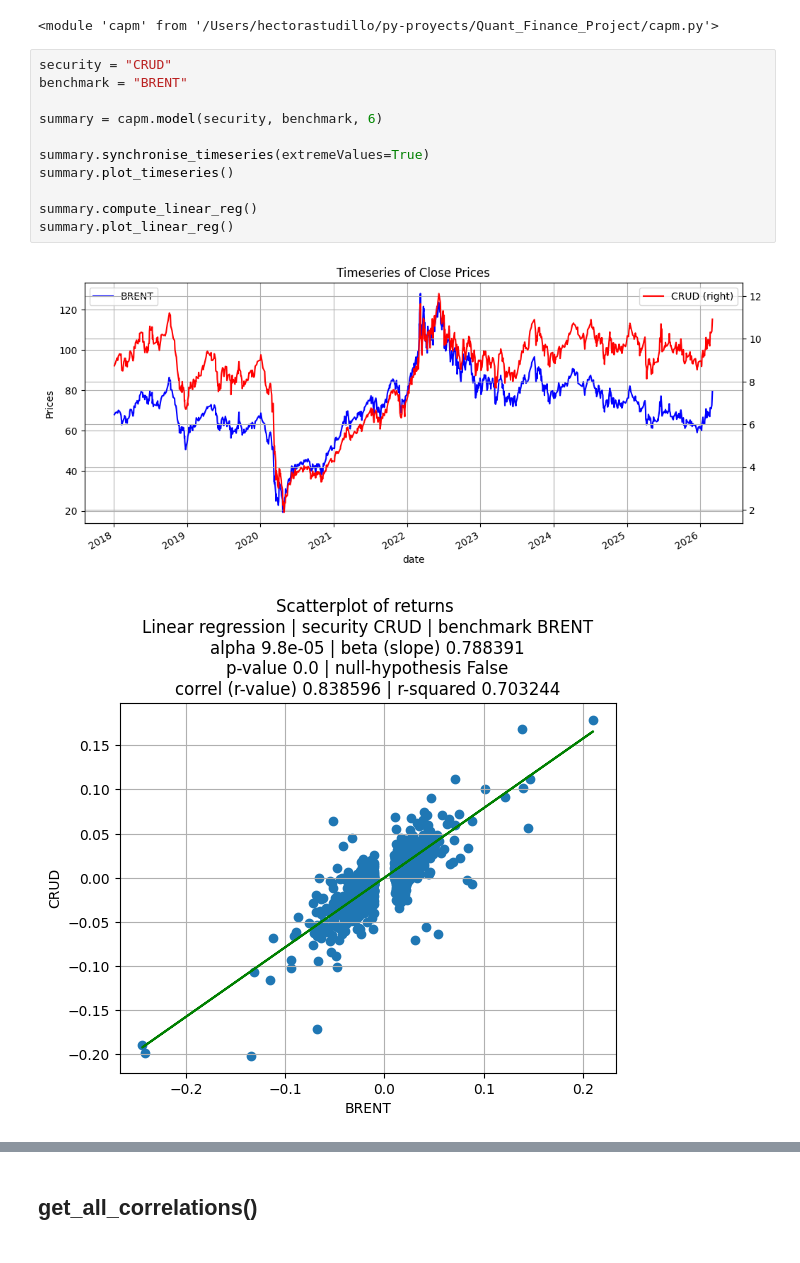
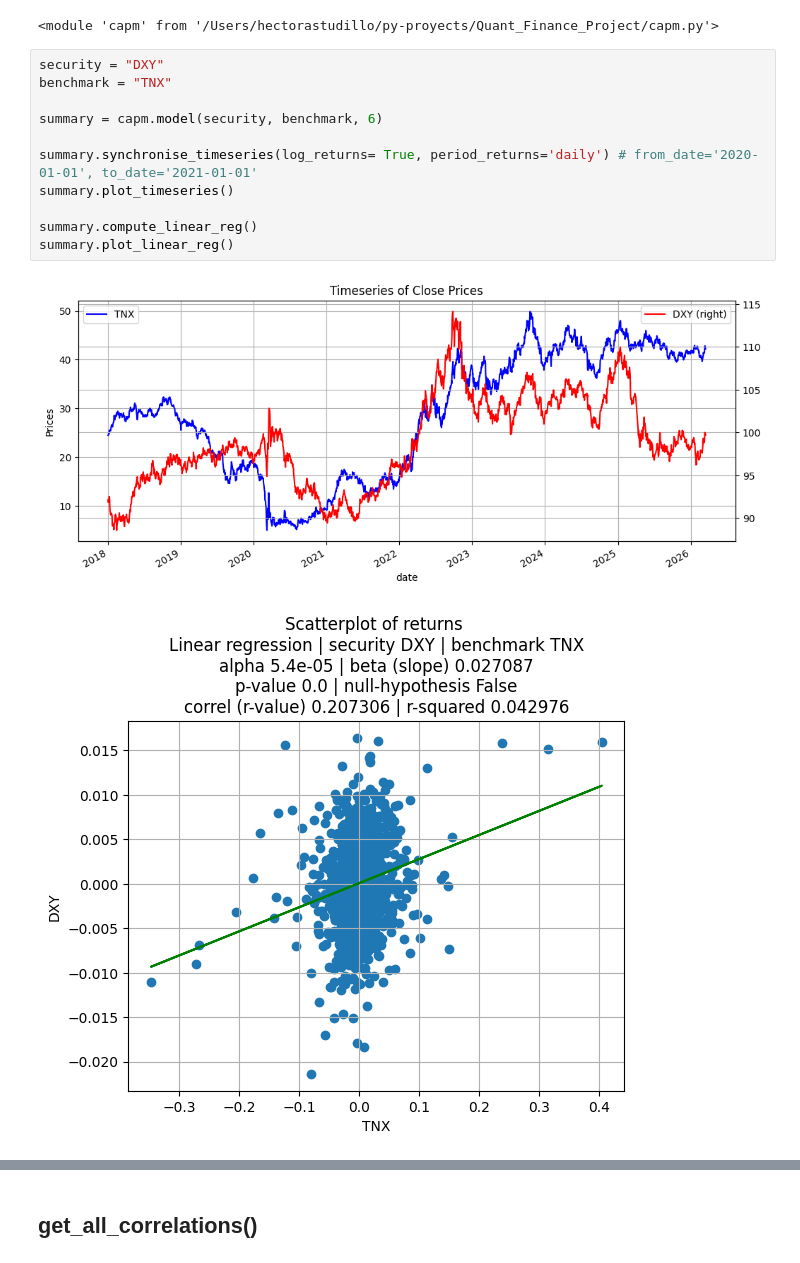
Before and after one commit to hectoras20/py-projects, a Jupyter notebook: Quant_Finance_Project/quantitative_market_analysis_workflow.ipynb, the cells around one changed output, grey strips where cells are left out. Drawn from its saved outputs; the diff is of its cells as text.

Commit message:
feat: add log-return option and flexible return frequency (daily, weekly, monthly) for asset exploration

```diff
--- a/Quant_Finance_Project/quantitative_market_analysis_workflow.ipynb
+++ b/Quant_Finance_Project/quantitative_market_analysis_workflow.ipynb
@@ -718,16 +710,16 @@ importlib.reload(capm)
 # %% [output]
 <module 'capm' from '/Users/hectorastudillo/py-proyects/Quant_Finance_Project/capm.py'>
 # %%
-security = "CRUD"
-benchmark = "BRENT"
+security = "DXY"
+benchmark = "TNX"
 
 summary = capm.model(security, benchmark, 6)
 
-summary.synchronise_timeseries(extremeValues=True)
+summary.synchronise_timeseries(log_returns= True, period_returns='daily') # from_date='2020-01-01', to_date='2021-01-01'
 summary.plot_timeseries()
 
 summary.compute_linear_reg()
 summary.plot_linear_reg()
 # %% [output]
-[figure, old version]
+[figure, new version]
-[figure, old version]
+[figure, new version]
```
Also changed, not shown: parts of 17 cells of this notebook, 18 other files.
